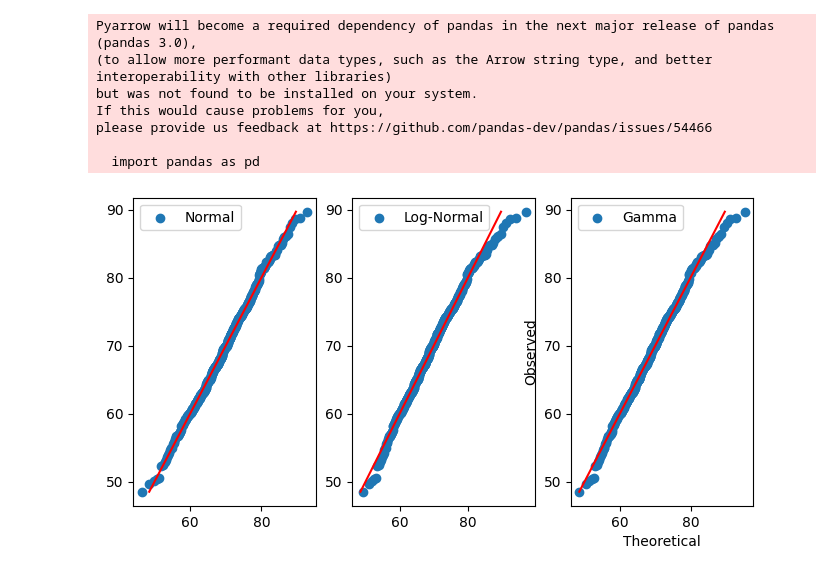
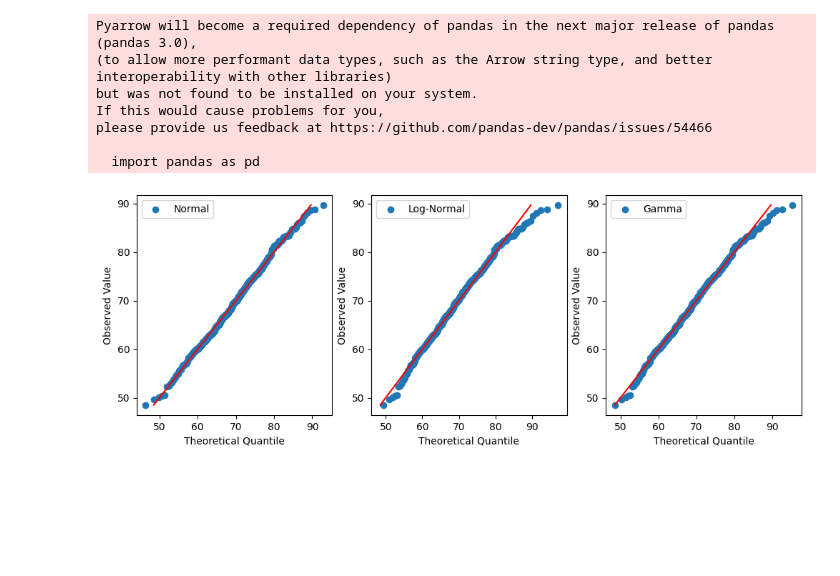
Before and after one commit to jamespairepo/_Reference, a Jupyter notebook: Stats/data_modeling.ipynb, the cells around one changed output. Cells and saved outputs as stored; diff of their text form; code cells hidden in the pictures; blank space fills up the shorter version.

```diff
--- a/Stats/data_modeling.ipynb
+++ b/Stats/data_modeling.ipynb
@@ -19,24 +19,27 @@ gammafit = ss.gamma.fit(values,floc=0)
 # %%
 import matplotlib.pyplot as plt
+
+fig, ax = plt.subplots(1,3,figsize= (12,4))
+
+#SciPy contains 'probplot', which can be used to extract the theoretical quantiles for our selected distributions vs. the data
+# Note: 'fit' will fit a best-fit line to our probability plot. Let's not do that (which is why it is set to False), as we will instead add a 45-degree red line shortly)
+# Full documentation can be found here: https://docs.scipy.org/doc/scipy/reference/generated/scipy.stats.probplot.html
 
 norm = ss.probplot(values, sparams = normfit, dist = ss.norm, plot=None, fit = False)
 lognorm = ss.probplot(values, sparams = lognormfit, dist = ss.lognorm, plot=None, fit = False)
 gamma = ss.probplot(values, sparams = gammafit, dist = ss.gamma, plot=None, fit = False)
-
-fig, ax = plt.subplots(1,3,figsize= (8,4))
 
 ax[0].scatter(norm[0], norm[1], label = 'Normal')
 ax[1].scatter(lognorm[0], lognorm[1], label = 'Log-Normal')
 ax[2].scatter(gamma[0], gamma[1], label = 'Gamma')
 
 
 for i in range(3):
-    ax[i].plot([min(values), max(values)], [min(values), max(values)], color='r')
+    ax[i].plot([min(values),max(values)], [min(values), max(values)], color = 'r')
+    ax[i].set_xlabel('Theoretical Quantile')
+    ax[i].set_ylabel('Observed Value')
     ax[i].legend()
 
-plt.xlabel('Theoretical')
-plt.ylabel('Observed')
-plt.legend()
 plt.show()
 # %% [output]
-[figure, old version]
+[figure, new version]
```
Also changed, not shown: parts of 1 cell of this notebook, 1 other file.
